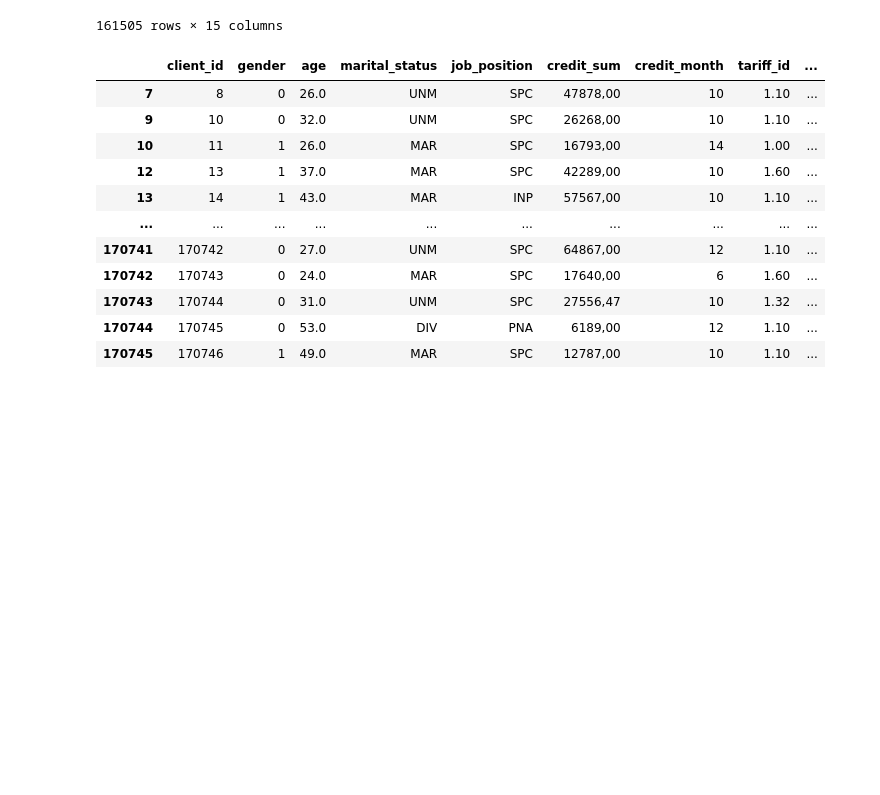
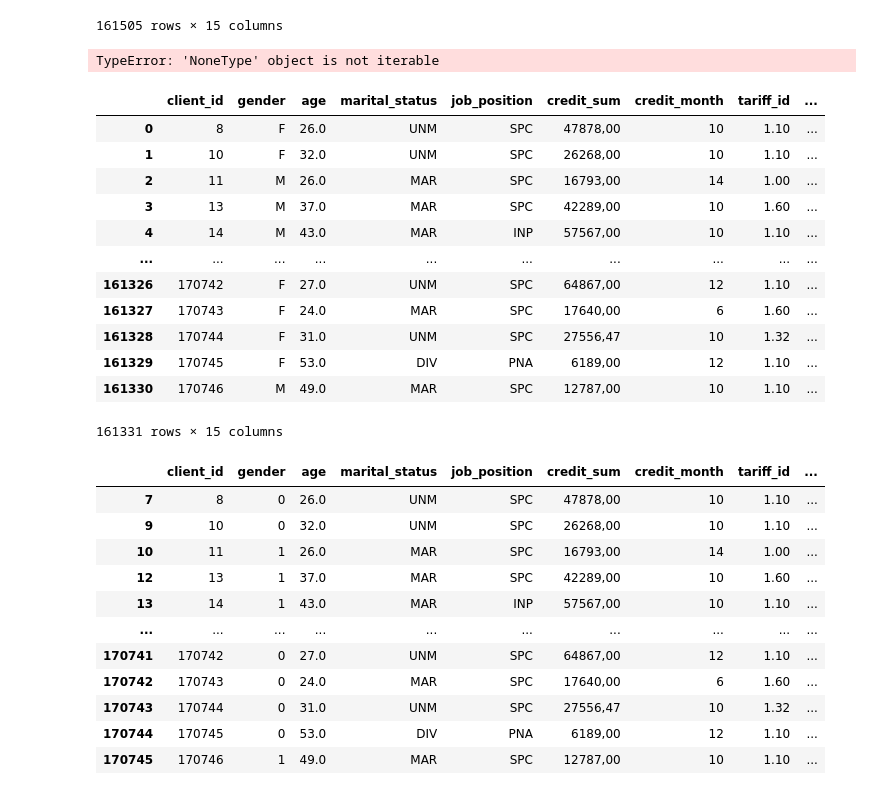
Before and after one commit to xxxSOERxxx/ML01_P_Online, a Jupyter notebook: Eugene_Piuta/DZ_11/task_1.ipynb, the cells around one changed output. Drawn from its saved outputs; the diff is of its cells as text; code cells hidden in the pictures; blank space fills up the shorter version.

```diff
--- a/Eugene_Piuta/DZ_11/task_1.ipynb
+++ b/Eugene_Piuta/DZ_11/task_1.ipynb
@@ -155,3 +186,23 @@ df
 | 170744 | 170745 | F | 53.0 | DIV | PNA | 6189,00 | 12 | 1.10 | ... |
 | 170745 | 170746 | M | 49.0 | MAR | SPC | 12787,00 | 10 | 1.10 | ... |
 161505 rows × 15 columns
+# %%
+#NEW Удалим пропуски SQL(Снова выдает ошибку, но отрабатывает)
+select('''DELETE FROM credit_train
+            WHERE client_id IS NULL
+            OR gender IS NULL
+            OR age IS NULL
+            OR marital_status IS NULL
+            OR job_position IS NULL
+            OR credit_sum IS NULL
+            OR credit_month IS NULL
+            OR tariff_id IS NULL
+            OR score_shk IS NULL
+            OR education IS NULL
+            OR living_region IS NULL
+            OR monthly_income IS NULL
+            OR credit_count IS NULL
+            OR overdue_credit_count IS NULL
+            OR open_account_flg IS NULL;''')
+# %% [output]
+TypeError: 'NoneType' object is not iterable
@@ -158,3 +212,20 @@ df
+# %%
+#NEW
+select('''SELECT * FROM credit_train''')
+# %% [output]
+|  | client_id | gender | age | marital_status | job_position | credit_sum | credit_month | tariff_id | ... |
+| 0 | 8 | F | 26.0 | UNM | SPC | 47878,00 | 10 | 1.10 | ... |
+| 1 | 10 | F | 32.0 | UNM | SPC | 26268,00 | 10 | 1.10 | ... |
+| 2 | 11 | M | 26.0 | MAR | SPC | 16793,00 | 14 | 1.00 | ... |
+| 3 | 13 | M | 37.0 | MAR | SPC | 42289,00 | 10 | 1.60 | ... |
+| 4 | 14 | M | 43.0 | MAR | INP | 57567,00 | 10 | 1.10 | ... |
+| ... | ... | ... | ... | ... | ... | ... | ... | ... | ... |
+| 161326 | 170742 | F | 27.0 | UNM | SPC | 64867,00 | 12 | 1.10 | ... |
+| 161327 | 170743 | F | 24.0 | MAR | SPC | 17640,00 | 6 | 1.60 | ... |
+| 161328 | 170744 | F | 31.0 | UNM | SPC | 27556,47 | 10 | 1.32 | ... |
+| 161329 | 170745 | F | 53.0 | DIV | PNA | 6189,00 | 12 | 1.10 | ... |
+| 161330 | 170746 | M | 49.0 | MAR | SPC | 12787,00 | 10 | 1.10 | ... |
+161331 rows × 15 columns
 # %%
 # Заменим буквы на цифры 0 и 1 в графе gender
 from sklearn.preprocessing import LabelEncoder
```
Also changed, not shown: parts of 34 cells of this notebook, 1 other file.
